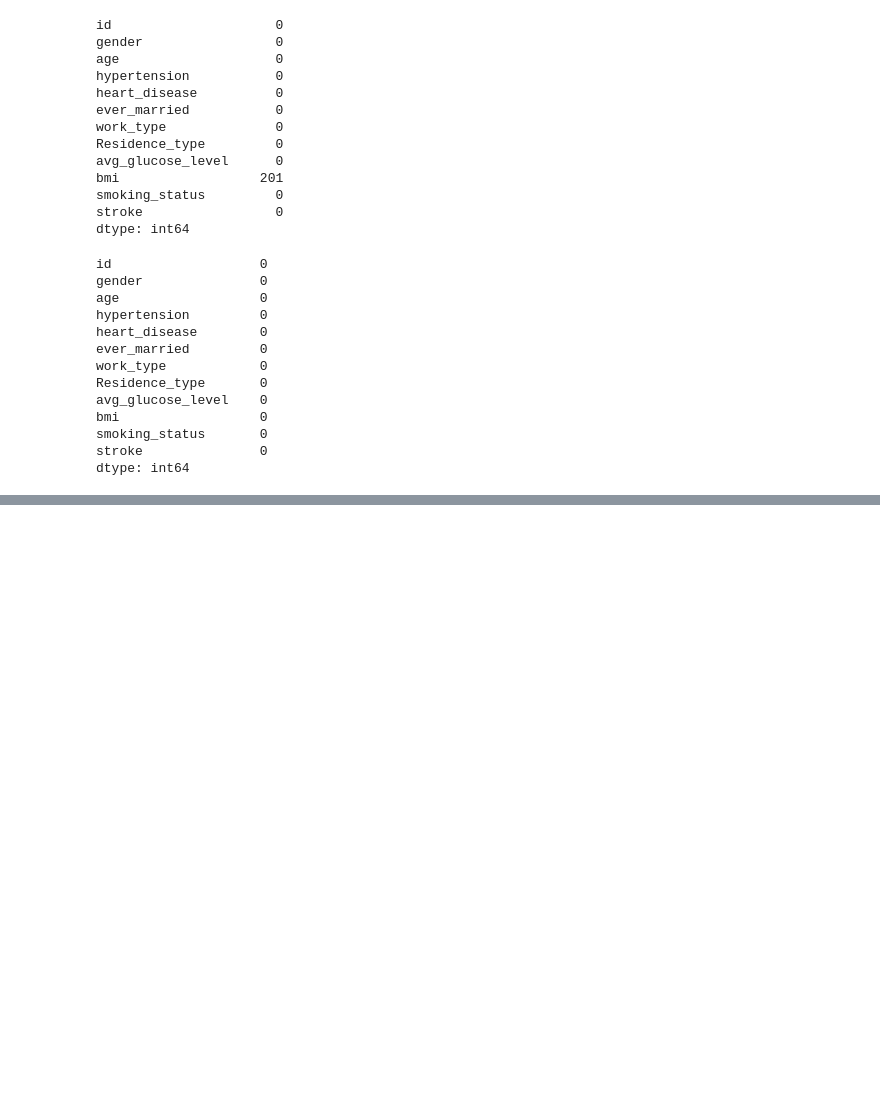
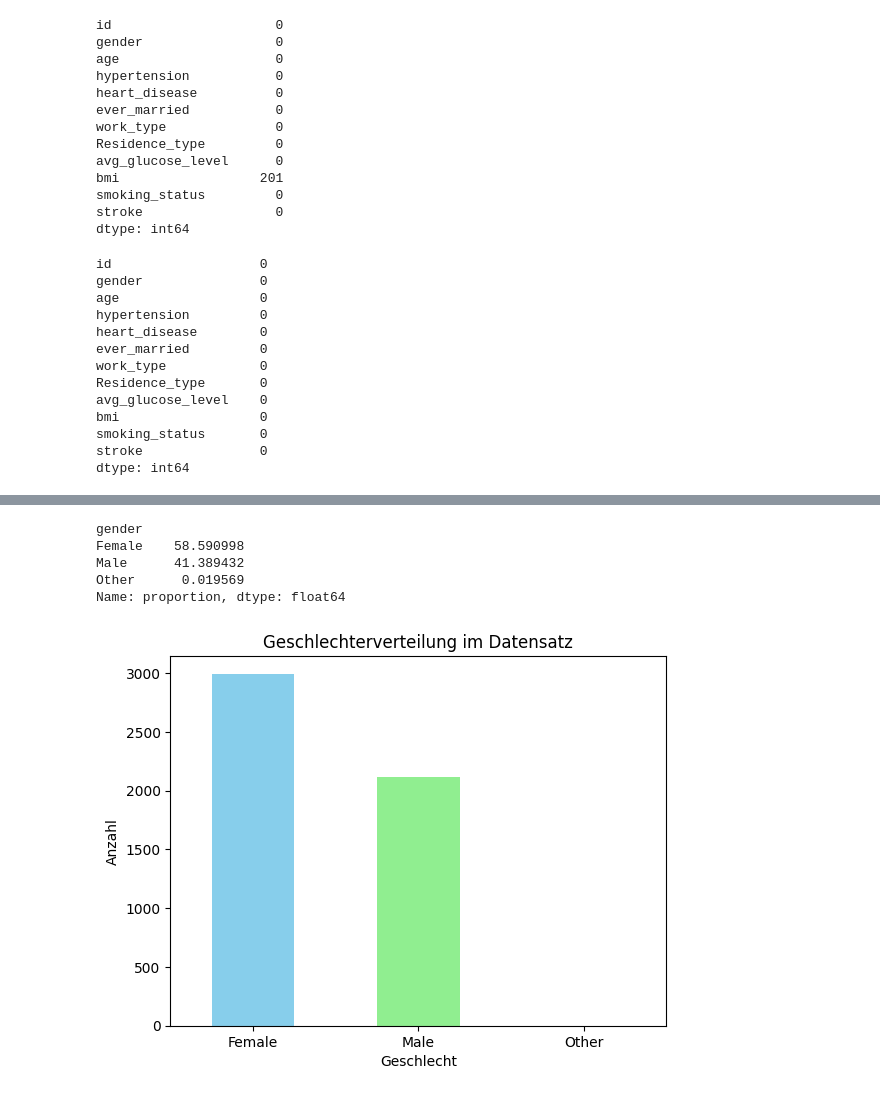
Before and after one commit to Skitilino/AMLHC-final-exam, a Jupyter notebook: notebooks/stroke_bias_analysis.ipynb, the cells around one changed output, grey strips where cells are left out. Cells and saved outputs as stored; diff of their text form; code cells hidden in the pictures; blank space fills up the shorter version.

Commit message:
Bias-Analyse: Geschlecht und Alter hinzugefügt

```diff
--- a/notebooks/stroke_bias_analysis.ipynb
+++ b/notebooks/stroke_bias_analysis.ipynb
@@ -67,0 +73,21 @@ dtype: int64
+# %%
+# Geschlechterverteilung anzeigen
+df['gender'].value_counts(normalize=True) * 100
+# %% [output]
+gender
+Female    58.590998
+Male      41.389432
+Other      0.019569
+Name: proportion, dtype: float64
+# %%
+import matplotlib.pyplot as plt
+
+# Diagramm zur Geschlechterverteilung
+df['gender'].value_counts().plot(kind='bar', color=['skyblue', 'lightgreen', 'lightgray'])
+plt.title("Geschlechterverteilung im Datensatz")
+plt.ylabel("Anzahl")
+plt.xlabel("Geschlecht")
+plt.xticks(rotation=0)
+plt.show()
+# %% [output]
+[figure, added]
```
Also changed, not shown: parts of 3 cells of this notebook.
